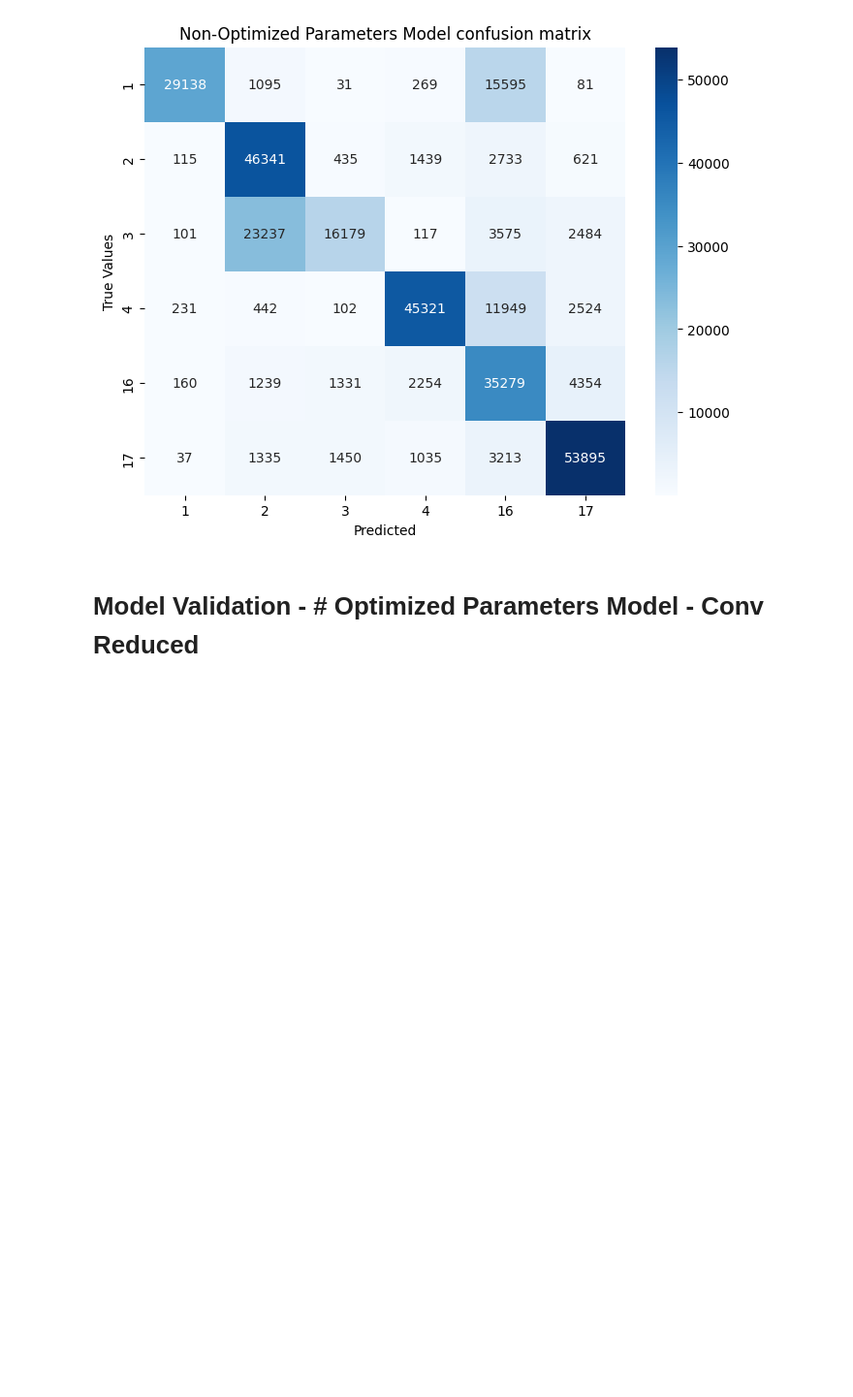
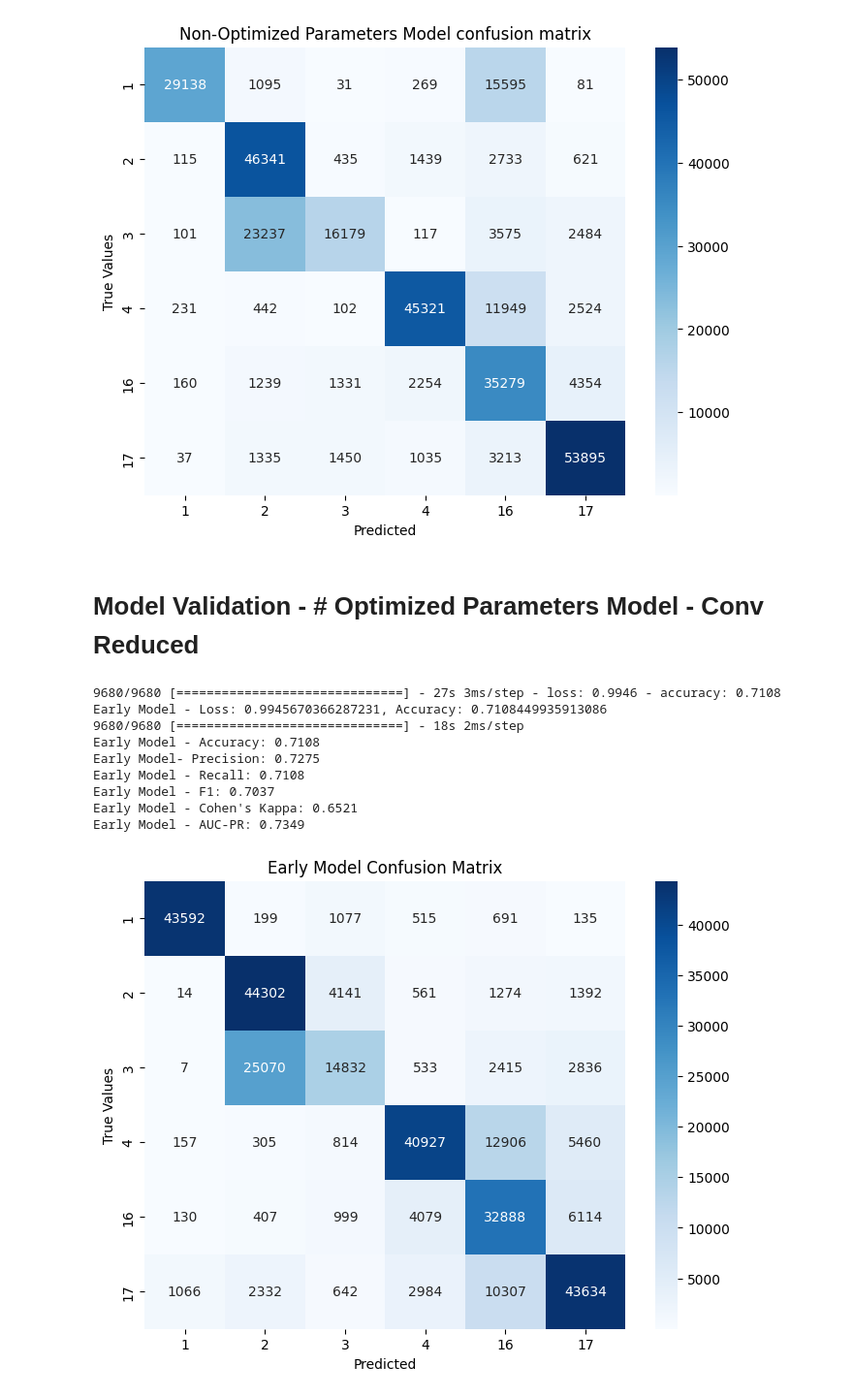
Before and after one commit to mrlocastellani/pamap2, a Jupyter notebook: pamap2_final.ipynb, the cells around one changed output. Shown at 97% size. Drawn from its saved outputs; the diff is of its cells as text; code cells hidden in the pictures; blank space fills up the shorter version.

```diff
--- a/pamap2_final.ipynb
+++ b/pamap2_final.ipynb
@@ -758,31 +804,42 @@ y_separate_test_one_hot = to_categorical(y_separate_test)
 
 y_separate_test_bin = label_binarize(y_separate_test, classes=np.unique(y_separate_test))
 y_separate_test_pred_bin = label_binarize(y_separate_test_pred_classes, classes=np.unique(y_separate_test_pred_classes))
 
 separate_test_accuracy = accuracy_score(y_separate_test, y_separate_test_pred_classes)
 separate_test_precision = precision_score(y_separate_test, y_separate_test_pred_classes, average='weighted')
 separate_test_recall = recall_score(y_separate_test, y_separate_test_pred_classes, average='weighted')
 separate_test_f1 = f1_score(y_separate_test, y_separate_test_pred_classes, average='weighted')
 separate_test_cohen_kappa = cohen_kappa_score(y_separate_test, y_separate_test_pred_classes)
 
 ns_cnf_mat= confusion_matrix(y_separate_test, y_separate_test_pred_classes)
 
 separate_test_precision_curve, separate_test_recall_curve, _ = precision_recall_curve(y_separate_test_bin.ravel(), y_separate_test_pred_bin.ravel())
 separate_test_pr_auc = auc(separate_test_recall_curve, separate_test_precision_curve)
 
 print(f"Early Model - Accuracy: {separate_test_accuracy:.4f}")
 print(f"Early Model- Precision: {separate_test_precision:.4f}")
 print(f"Early Model - Recall: {separate_test_recall:.4f}")
 print(f"Early Model - F1: {separate_test_f1:.4f}")
 print(f"Early Model - Cohen's Kappa: {separate_test_cohen_kappa:.4f}")
 
 print(f"Early Model - AUC-PR: {separate_test_pr_auc:.4f}")
 
 plt.figure(figsize=(8, 6))
 categories = valid_activity_ids
 sns.heatmap(ns_cnf_mat, annot= True, fmt='g', cmap= 'Blues',
             xticklabels= categories, yticklabels= categories)
-plt.title('Early Model Confusion Matrix)
+plt.title('Early Model Confusion Matrix')
 plt.xlabel('Predicted')
 plt.ylabel('True Values')
 plt.show()
+# %% [output]
+9680/9680 [==============================] - 27s 3ms/step - loss: 0.9946 - accuracy: 0.7108
+Early Model - Loss: 0.9945670366287231, Accuracy: 0.7108449935913086
+9680/9680 [==============================] - 18s 2ms/step
+Early Model - Accuracy: 0.7108
+Early Model- Precision: 0.7275
+Early Model - Recall: 0.7108
+Early Model - F1: 0.7037
+Early Model - Cohen's Kappa: 0.6521
+Early Model - AUC-PR: 0.7349
+[figure, added]
```
Also changed, not shown: parts of 1 cell of this notebook.
